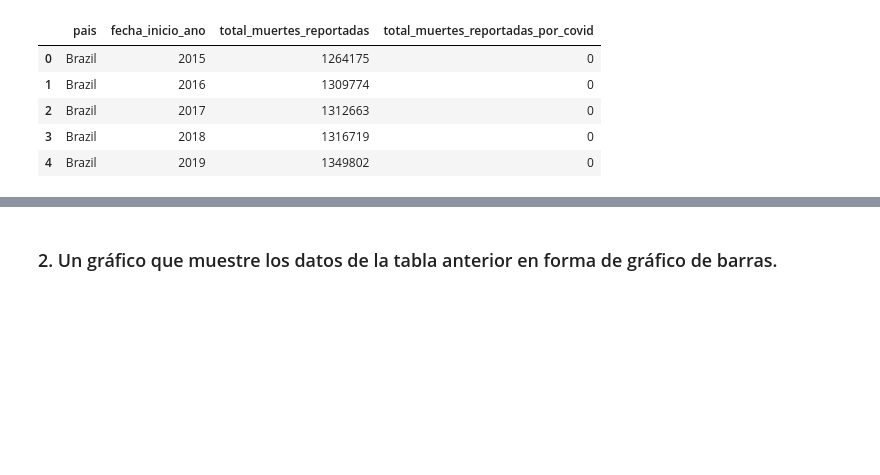
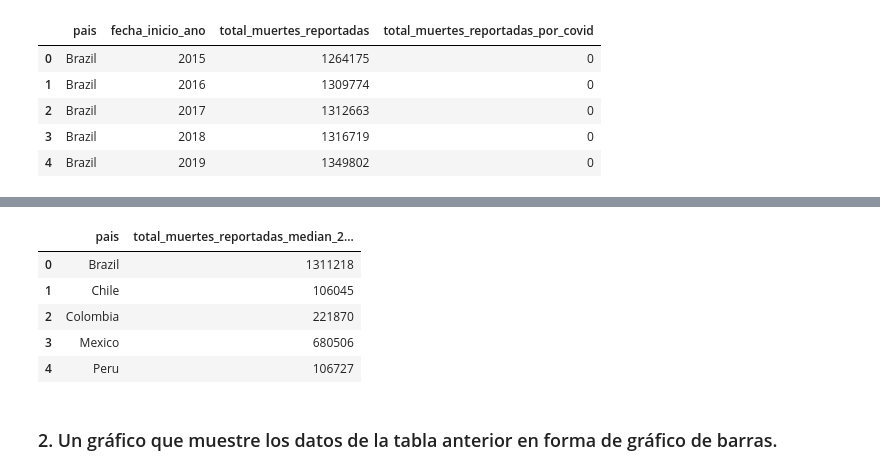
Before and after one commit to marcodeamicis/proyecto_covid, a Jupyter notebook: notebooks/1_business_and_data_understanding_suto.ipynb, the cells around one changed output, grey strips where cells are left out. Cells and saved outputs as stored; diff of their text form; code cells hidden in the pictures; blank space fills up the shorter version.

```diff
--- a/notebooks/1_business_and_data_understanding_suto.ipynb
+++ b/notebooks/1_business_and_data_understanding_suto.ipynb
@@ -265,7 +266,5 @@ temp_2021 = df_muertes_covid_agg_yearly.loc[
         columns={'total_muertes_reportadas': 'total_muertes_reportadas_2021', 'total_muertes_reportadas_por_covid': 'total_muertes_reportadas_por_covid_2021'}
         ).reset_index()
 
-df_muertes_covid_final[]
-
 df_muertes_covid_final
 # %% [output]
@@ -273,3 +271,9 @@ SyntaxError: invalid syntax (Temp/ipykernel_1748/503971898.py, line 14)
+|  | pais | total_muertes_reportadas_median_2... |
+| 0 | Brazil | 1311218 |
+| 1 | Chile | 106045 |
+| 2 | Colombia | 221870 |
+| 3 | Mexico | 680506 |
+| 4 | Peru | 106727 |
 # %% [markdown]
 ### 2. Un gráfico que muestre los datos de la tabla anterior en forma de gráfico de barras.
 # %% [markdown]
```
Also changed, not shown: parts of 8 cells of this notebook.
